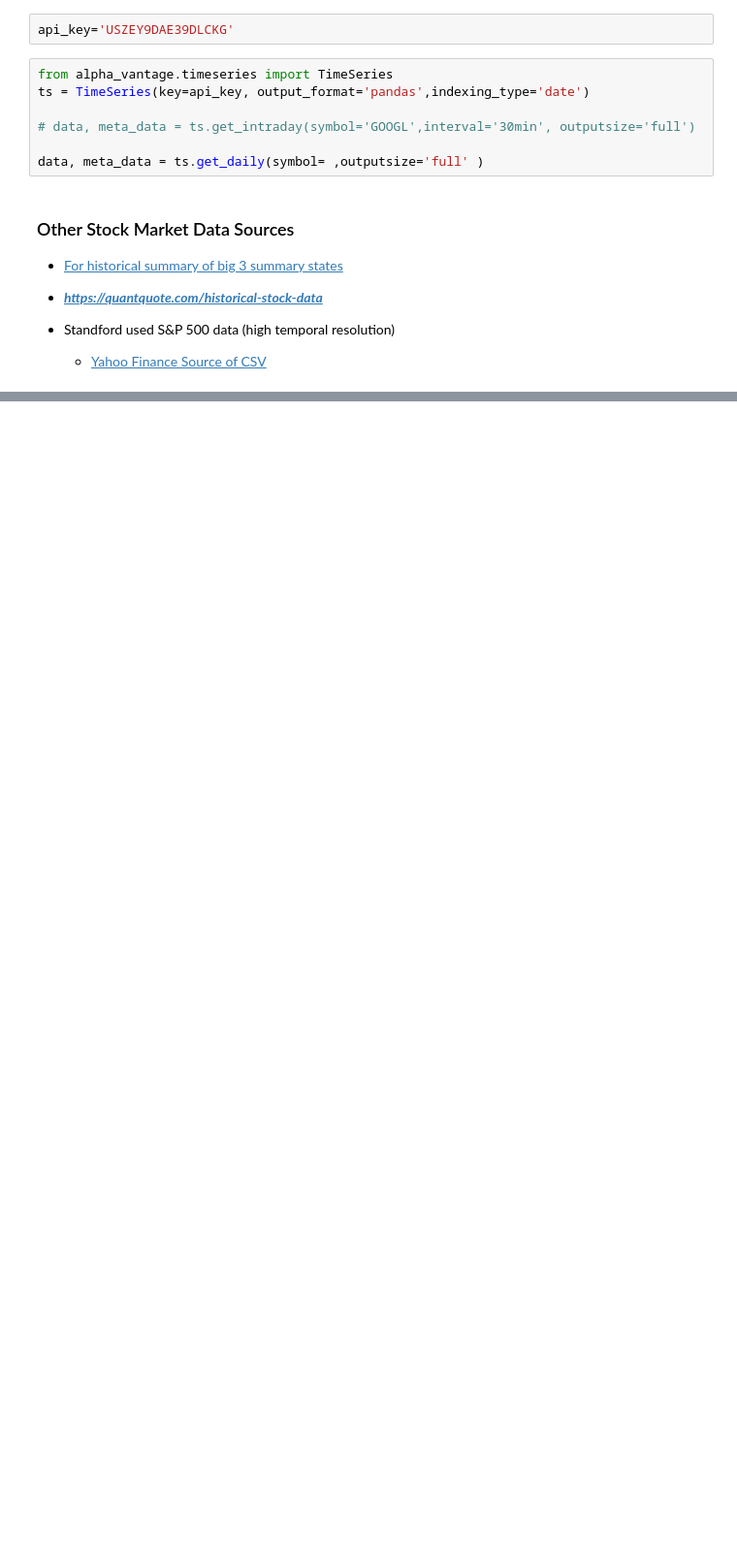
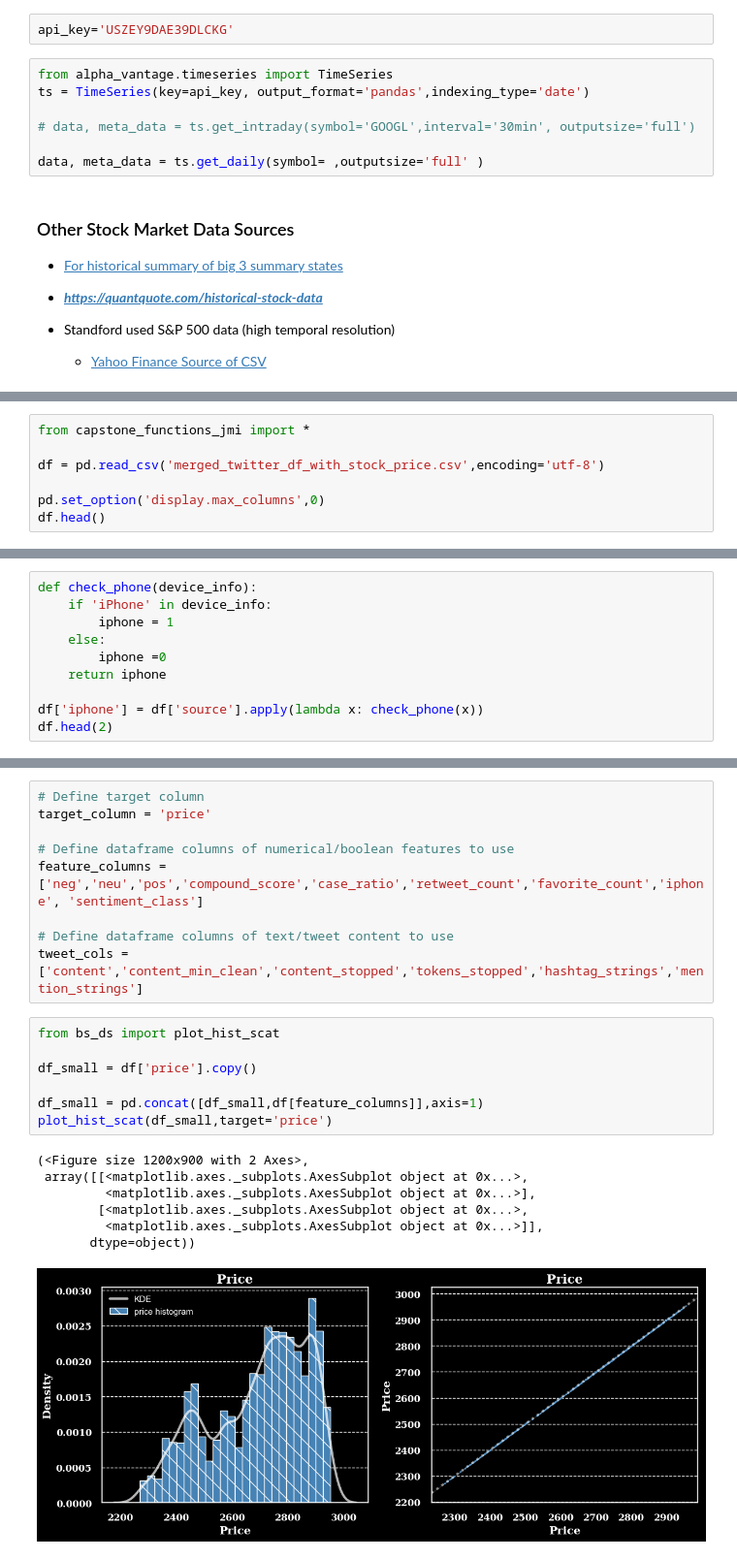
Before and after one commit to jirvingphd/dsc-5-capstone-project-online-ds-ft-021119, a Jupyter notebook: mod_5_final_project_wip.ipynb, the cells around one changed output, grey strips where cells are left out. Shown at 97% size. Cells and saved outputs as stored; diff of their text form; blank space fills up the shorter version.

```diff
--- a/mod_5_final_project_wip.ipynb
+++ b/mod_5_final_project_wip.ipynb
@@ -941,0 +1061,7 @@ TypeError: resample() got an unexpected keyword argument 'inplace'
+# %%
+from capstone_functions_jmi import *
+
+df = pd.read_csv('merged_twitter_df_with_stock_price.csv',encoding='utf-8')
+
+pd.set_option('display.max_columns',0)
+df.head()
@@ -941,0 +1077,10 @@ TypeError: resample() got an unexpected keyword argument 'inplace'
+# %%
+def check_phone(device_info):
+    if 'iPhone' in device_info:
+        iphone = 1
+    else:
+        iphone =0
+    return iphone
+
+df['iphone'] = df['source'].apply(lambda x: check_phone(x))
+df.head(2)
@@ -941,0 +1102,24 @@ TypeError: resample() got an unexpected keyword argument 'inplace'
+# %%
+# Define target column
+target_column = 'price'
+
+# Define dataframe columns of numerical/boolean features to use
+feature_columns = ['neg','neu','pos','compound_score','case_ratio','retweet_count','favorite_count','iphone', 'sentiment_class']
+
+# Define dataframe columns of text/tweet content to use
+tweet_cols = ['content','content_min_clean','content_stopped','tokens_stopped','hashtag_strings','mention_strings']
+# %%
+from bs_ds import plot_hist_scat
+
+df_small = df['price'].copy()
+
+df_small = pd.concat([df_small,df[feature_columns]],axis=1)
+plot_hist_scat(df_small,target='price')
+# %% [output]
+(<Figure size 1200x900 with 2 Axes>,
+ array([[<matplotlib.axes._subplots.AxesSubplot object at 0x...>,
+         <matplotlib.axes._subplots.AxesSubplot object at 0x...>],
+        [<matplotlib.axes._subplots.AxesSubplot object at 0x...>,
+         <matplotlib.axes._subplots.AxesSubplot object at 0x...>]],
+       dtype=object))
+[figure, added]
```
Also changed, not shown: parts of 39 cells of this notebook, 3 other files.
